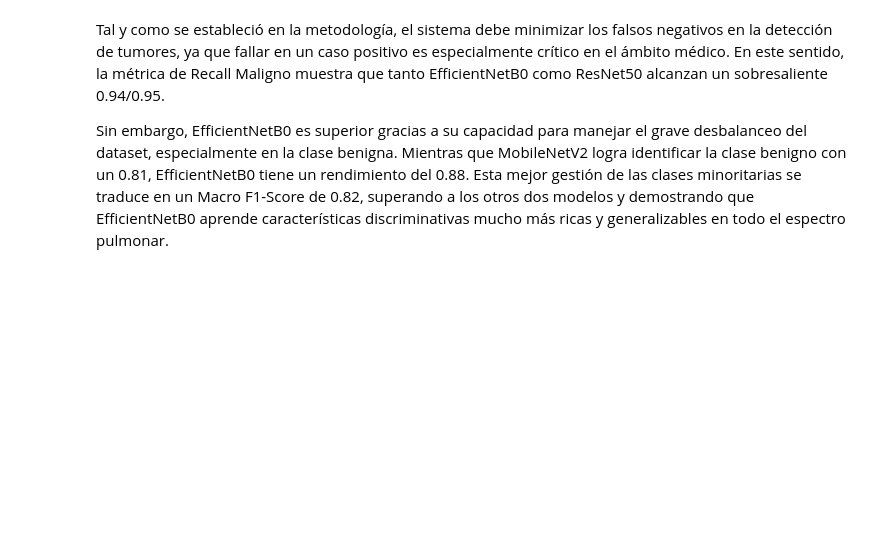
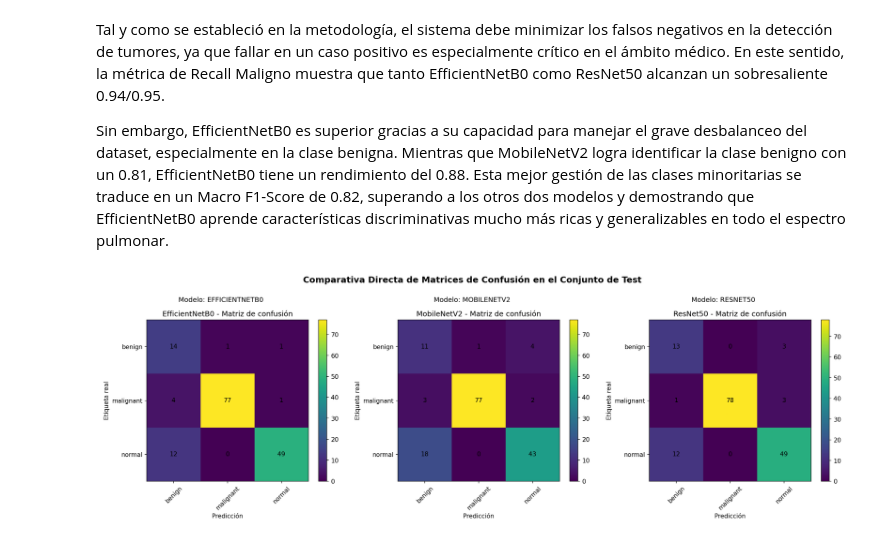
Before and after one commit to blancaxifra/proyecto_redes, a Jupyter notebook: notebooks/06_models_comparison.ipynb, the cells around one changed output. Saved outputs shown, nothing was run; the diff lists cells and outputs as text; code cells hidden in the pictures; blank space fills up the shorter version.

Commit message:
Añadido imágenes, comparativa de porcentajes

```diff
--- a/notebooks/06_models_comparison.ipynb
+++ b/notebooks/06_models_comparison.ipynb
@@ -214,3 +215,25 @@ En este sentido, la métrica de Recall Maligno muestra que tanto EfficientNetB0
 Sin embargo, EfficientNetB0 es superior gracias a su capacidad para manejar el grave desbalanceo del dataset, especialmente en la clase benigna.
 Mientras que MobileNetV2 logra identificar la clase benigno con un 0.81, EfficientNetB0 tiene un rendimiento del 0.88.
 Esta mejor gestión de las clases minoritarias se traduce en un Macro F1-Score de 0.82, superando a los otros dos modelos y demostrando que EfficientNetB0 aprende características discriminativas mucho más ricas y generalizables en todo el espectro pulmonar.
+# %%
+# Creamos una figura con 3 subgráficos
+fig, axes = plt.subplots(1, 3, figsize=(22, 7))
+fig.suptitle('Comparativa Directa de Matrices de Confusión en el Conjunto de Test', fontsize=18, fontweight='bold', y=1.05)
+
+for i, model in enumerate(MODELS):
+    # NOTA: Asegúrate de que el archivo PNG se llama exactamente así en tus carpetas
+    img_path = os.path.join(BASE_PATH, f"{model}_outputs", "figures", f"{model}_confusion_matrix.png")
+
+    if os.path.exists(img_path):
+        img = mpimg.imread(img_path)
+        axes[i].imshow(img)
+        axes[i].set_title(f"Modelo: {model.upper()}", fontsize=14, pad=10)
+        axes[i].axis('off') # Ocultamos los ejes porque la imagen ya los trae
+    else:
+        axes[i].text(0.5, 0.5, f"Imagen no encontrada:\n{img_path}", ha='center', va='center')
+        axes[i].axis('off')
+
+plt.tight_layout()
+plt.show()
+# %% [output]
+[figure, added]
```
Also changed, not shown: parts of 6 cells of this notebook.
